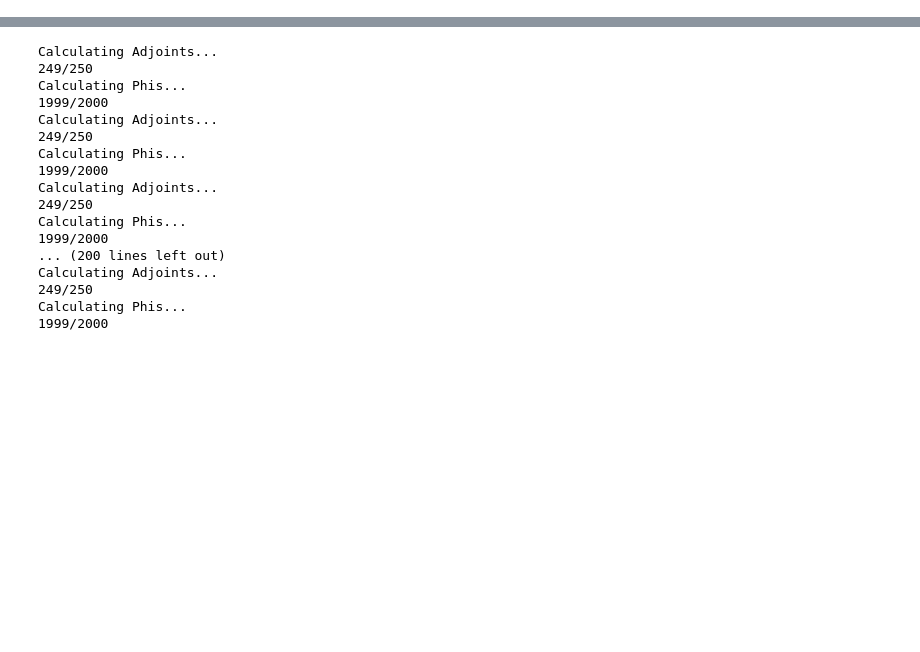
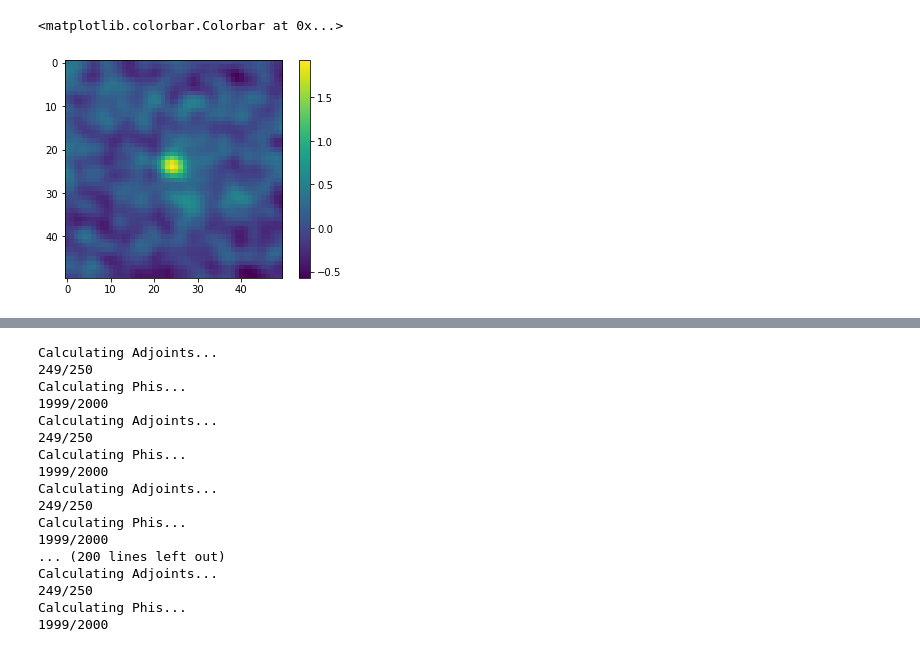
Before and after one commit to SheffieldML/advectionGP, a Jupyter notebook: jupyter/ADGradientLengthscale(Replacement).ipynb, the cells around one changed output, grey strips where cells are left out. Drawn from its saved outputs; the diff is of its cells as text; code cells hidden in the pictures; blank space fills up the shorter version.

```diff
--- a/jupyter/ADGradientLengthscale(Replacement).ipynb
+++ b/jupyter/ADGradientLengthscale(Replacement).ipynb
@@ -100,0 +134,6 @@ Calculating Phis...
+# %%
+plt.imshow(concInfer[10])
+plt.colorbar()
+# %% [output]
+<matplotlib.colorbar.Colorbar at 0x...>
+[figure, added]
```
Also changed, not shown: parts of 17 cells of this notebook, 18 other files.
